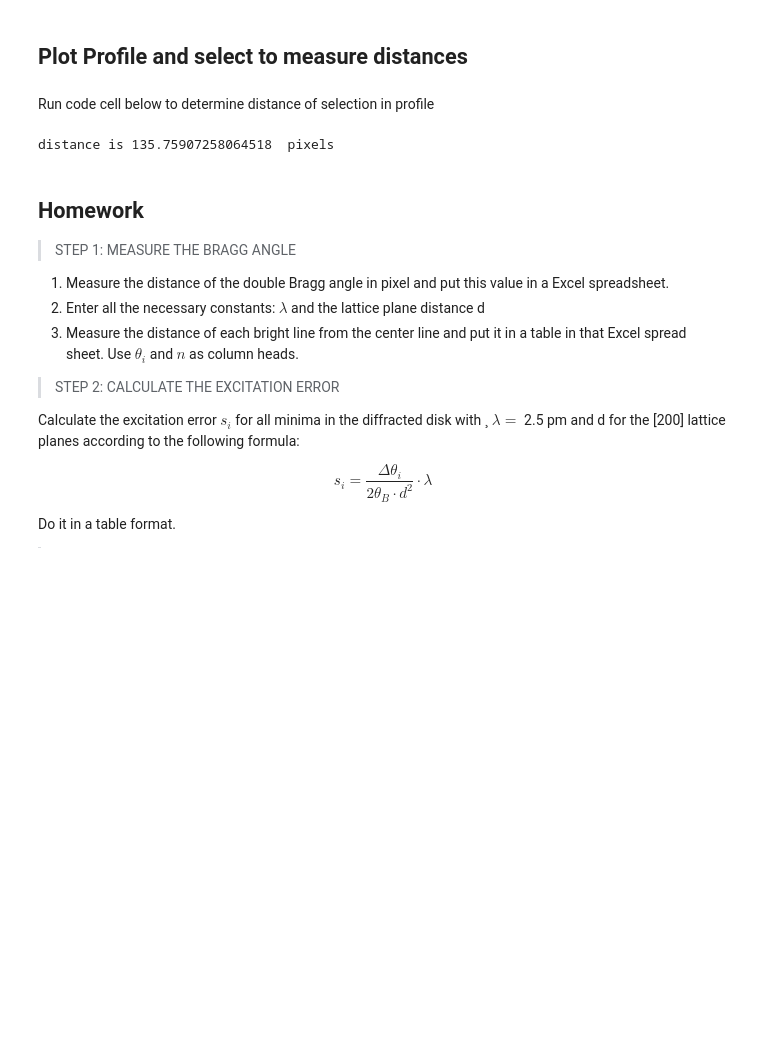
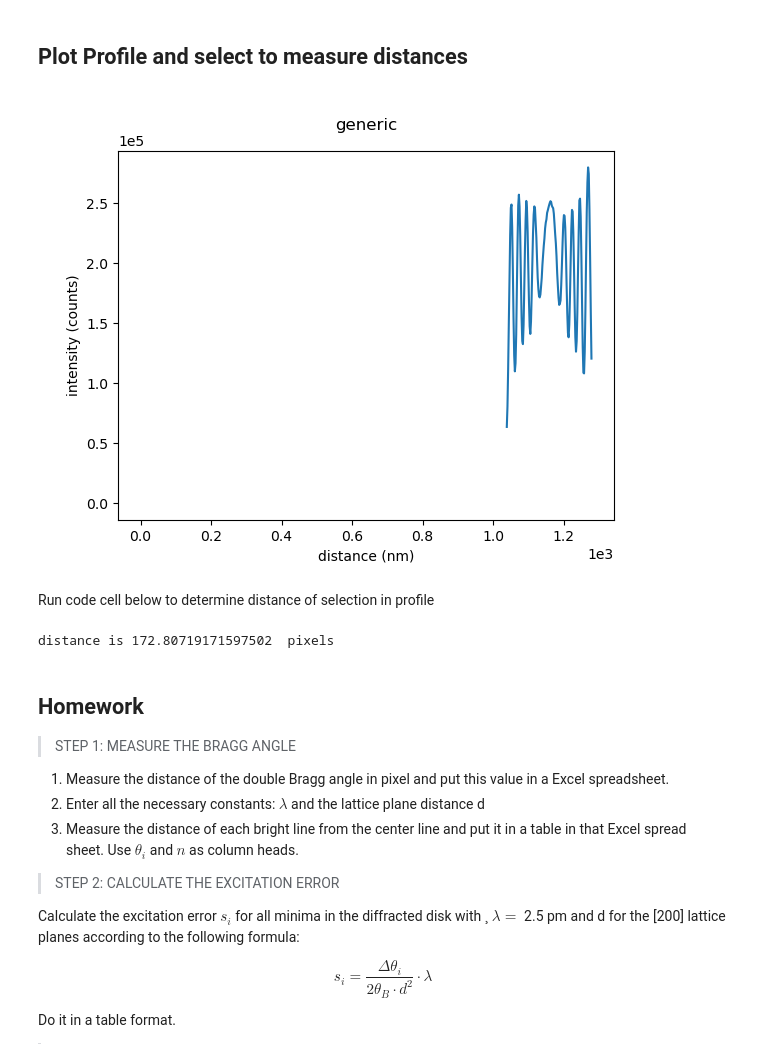
Before and after one commit to gduscher/MSE672-Introduction-to-TEM, a Jupyter notebook: Homework/Homework06-TwoBeam.ipynb, the cells around one changed output. Drawn from its saved outputs; the diff is of its cells as text; code cells hidden in the pictures; blank space fills up the shorter version.

```diff
--- a/Homework/Homework06-TwoBeam.ipynb
+++ b/Homework/Homework06-TwoBeam.ipynb
@@ -164,16 +152,19 @@ plt.imshow(selection)
 # %% [markdown]
 ## Plot Profile and select to measure distances
 # %%
-plt.figure()
-plt.plot(selection.sum(axis=0))
-selector_profile = RectangleSelector(plt.gca(), None,interactive=True , drawtype='box')  # gca get current axis (plot)
+from matplotlib.widgets import  RectangleSelector
+profile = pyTEMlib.image_tools.get_profile(main_dataset, line)
+view=profile.plot()
+selector_profile = RectangleSelector(plt.gca(), None,interactive=True )  # gca get current axis (plot)
+# %% [output]
+[figure, added]
 # %% [markdown]
 Run code cell below to determine distance of selection in profile
 # %%
 xmin, xmax, ymin, ymax = selector_profile.extents
 print('distance is' , xmax-xmin , ' pixels' )
 # %% [output]
-distance is 135.75907258064518  pixels
+distance is 172.80719171597502  pixels
 # %% [markdown]
 ## Homework
 
```
Also changed, not shown: parts of 14 cells of this notebook, 8 other files.
